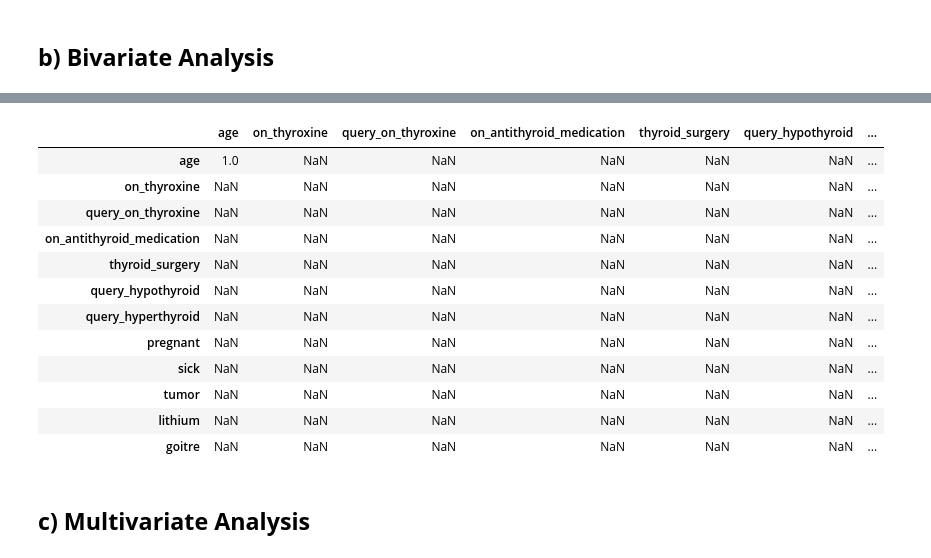
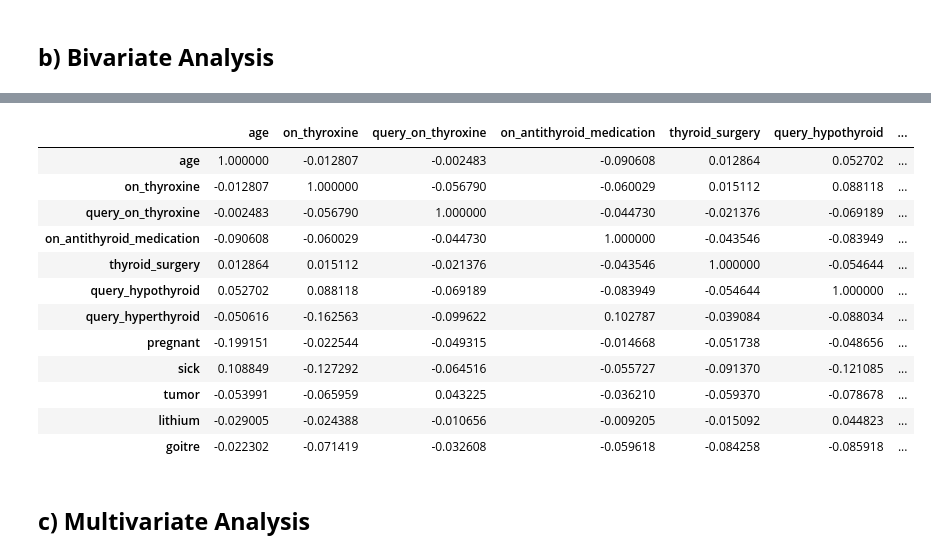
Before and after one commit to alfafimel/IPWK8-CORE, a Jupyter notebook: IPWK8_CORE_DECISION_TREES_&_SVM_ELIZABETH_JOSEPHINE.ipynb, the cells around one changed output, grey strips where cells are left out. Saved outputs shown, nothing was run; the diff lists cells and outputs as text; code cells hidden in the pictures.

```diff
--- a/IPWK8_CORE_DECISION_TREES_&_SVM_ELIZABETH_JOSEPHINE.ipynb
+++ b/IPWK8_CORE_DECISION_TREES_&_SVM_ELIZABETH_JOSEPHINE.ipynb
@@ -430,21 +450,21 @@ plt.show()
 # %%
 # tabulating the correlation coefficients
-corr = df2.corr()
+corr = df1.corr()
 corr
 # %% [output]
 |  | age | on_thyroxine | query_on_thyroxine | on_antithyroid_medication | thyroid_surgery | query_hypothyroid | ... |
-| age | 1.0 | NaN | NaN | NaN | NaN | NaN | ... |
-| on_thyroxine | NaN | NaN | NaN | NaN | NaN | NaN | ... |
-| query_on_thyroxine | NaN | NaN | NaN | NaN | NaN | NaN | ... |
-| on_antithyroid_medication | NaN | NaN | NaN | NaN | NaN | NaN | ... |
-| thyroid_surgery | NaN | NaN | NaN | NaN | NaN | NaN | ... |
-| query_hypothyroid | NaN | NaN | NaN | NaN | NaN | NaN | ... |
-| query_hyperthyroid | NaN | NaN | NaN | NaN | NaN | NaN | ... |
-| pregnant | NaN | NaN | NaN | NaN | NaN | NaN | ... |
-| sick | NaN | NaN | NaN | NaN | NaN | NaN | ... |
-| tumor | NaN | NaN | NaN | NaN | NaN | NaN | ... |
-| lithium | NaN | NaN | NaN | NaN | NaN | NaN | ... |
-| goitre | NaN | NaN | NaN | NaN | NaN | NaN | ... |
+| age | 1.000000 | -0.012807 | -0.002483 | -0.090608 | 0.012864 | 0.052702 | ... |
+| on_thyroxine | -0.012807 | 1.000000 | -0.056790 | -0.060029 | 0.015112 | 0.088118 | ... |
+| query_on_thyroxine | -0.002483 | -0.056790 | 1.000000 | -0.044730 | -0.021376 | -0.069189 | ... |
+| on_antithyroid_medication | -0.090608 | -0.060029 | -0.044730 | 1.000000 | -0.043546 | -0.083949 | ... |
+| thyroid_surgery | 0.012864 | 0.015112 | -0.021376 | -0.043546 | 1.000000 | -0.054644 | ... |
+| query_hypothyroid | 0.052702 | 0.088118 | -0.069189 | -0.083949 | -0.054644 | 1.000000 | ... |
+| query_hyperthyroid | -0.050616 | -0.162563 | -0.099622 | 0.102787 | -0.039084 | -0.088034 | ... |
+| pregnant | -0.199151 | -0.022544 | -0.049315 | -0.014668 | -0.051738 | -0.048656 | ... |
+| sick | 0.108849 | -0.127292 | -0.064516 | -0.055727 | -0.091370 | -0.121085 | ... |
+| tumor | -0.053991 | -0.065959 | 0.043225 | -0.036210 | -0.059370 | -0.078678 | ... |
+| lithium | -0.029005 | -0.024388 | -0.010656 | -0.009205 | -0.015092 | 0.044823 | ... |
+| goitre | -0.022302 | -0.071419 | -0.032608 | -0.059618 | -0.084258 | -0.085918 | ... |
 # %% [markdown]
 ## **c) Multivariate Analysis**
 # %% [markdown]
```
Also changed, not shown: parts of 33 cells of this notebook.
